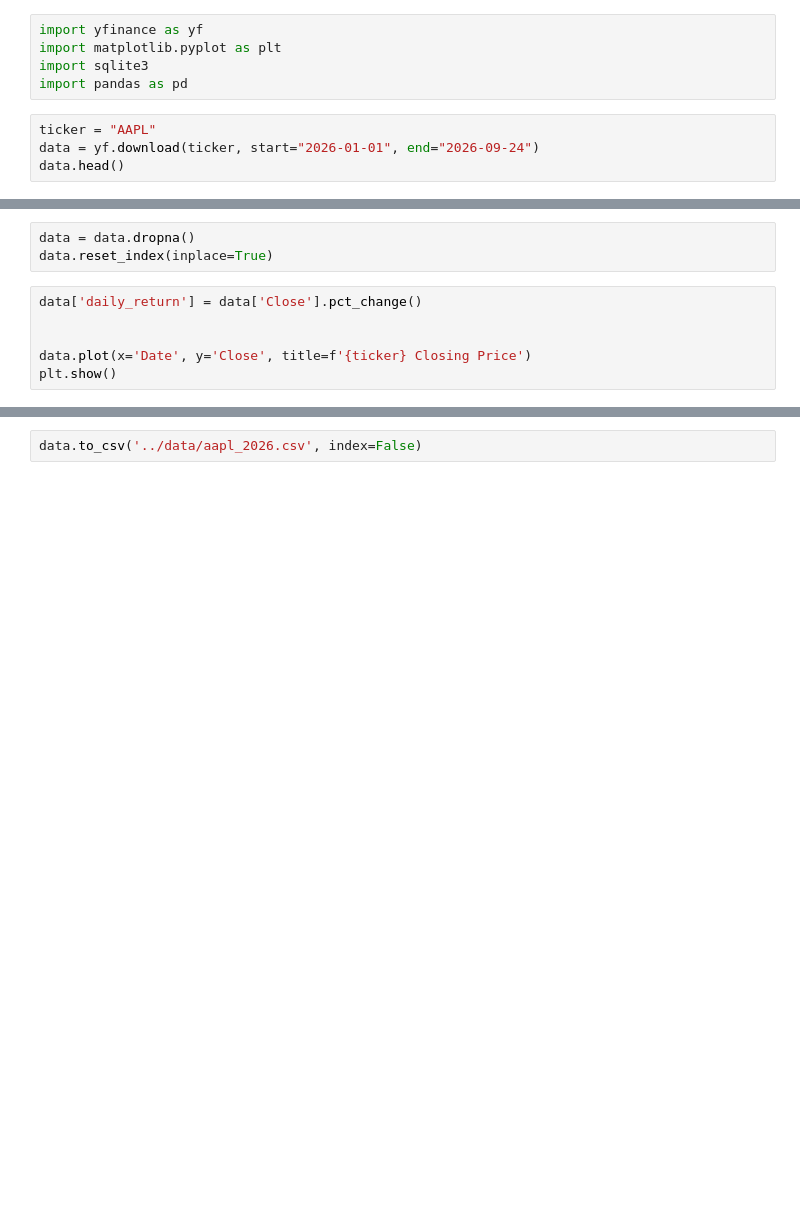
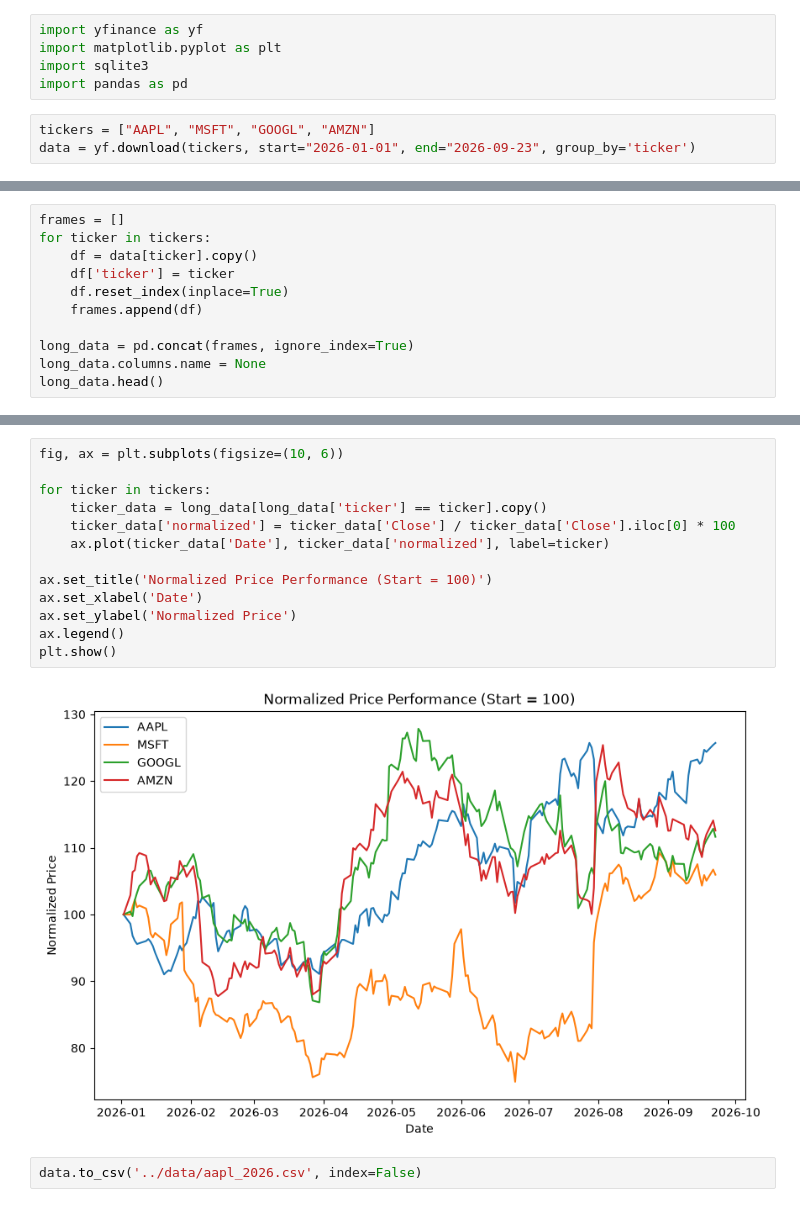
Before and after one commit to mpatelgr/finance-data-pipeline, a Jupyter notebook: notebooks/01_yfinance_test.ipynb, the cells around one changed output, grey strips where cells are left out. Saved outputs shown, nothing was run; the diff lists cells and outputs as text; blank space fills up the shorter version.

```diff
--- a/notebooks/01_yfinance_test.ipynb
+++ b/notebooks/01_yfinance_test.ipynb
@@ -4,7 +4,6 @@ import matplotlib.pyplot as plt
 import sqlite3
 import pandas as pd
 # %%
-ticker = "AAPL"
-data = yf.download(ticker, start="2026-01-01", end="2026-09-24")
-data.head()
+tickers = ["AAPL", "MSFT", "GOOGL", "AMZN"]
+data = yf.download(tickers, start="2026-01-01", end="2026-09-23", group_by='ticker')
 # %% [output]
@@ -20,9 +10,0 @@ data.head()
-# %%
-data = data.dropna()
-data.reset_index(inplace=True)
-# %%
-data['daily_return'] = data['Close'].pct_change()
-
-
-data.plot(x='Date', y='Close', title=f'{ticker} Closing Price')
-plt.show()
@@ -30,0 +11,11 @@ plt.show()
+# %%
+frames = []
+for ticker in tickers:
+    df = data[ticker].copy()
+    df['ticker'] = ticker
+    df.reset_index(inplace=True)
+    frames.append(df)
+
+long_data = pd.concat(frames, ignore_index=True)
+long_data.columns.name = None
+long_data.head()
@@ -31,3 +29,18 @@ plt.show()
+# %%
+fig, ax = plt.subplots(figsize=(10, 6))
+
+for ticker in tickers:
+    ticker_data = long_data[long_data['ticker'] == ticker].copy()
+    ticker_data['normalized'] = ticker_data['Close'] / ticker_data['Close'].iloc[0] * 100
+    ax.plot(ticker_data['Date'], ticker_data['normalized'], label=ticker)
+
+ax.set_title('Normalized Price Performance (Start = 100)')
+ax.set_xlabel('Date')
+ax.set_ylabel('Normalized Price')
+ax.legend()
+plt.show()
+# %% [output]
+[figure, added]
 # %%
 data.to_csv('../data/aapl_2026.csv', index=False)
 # %%
```
Also changed, not shown: parts of 16 cells of this notebook, 1 other file.
